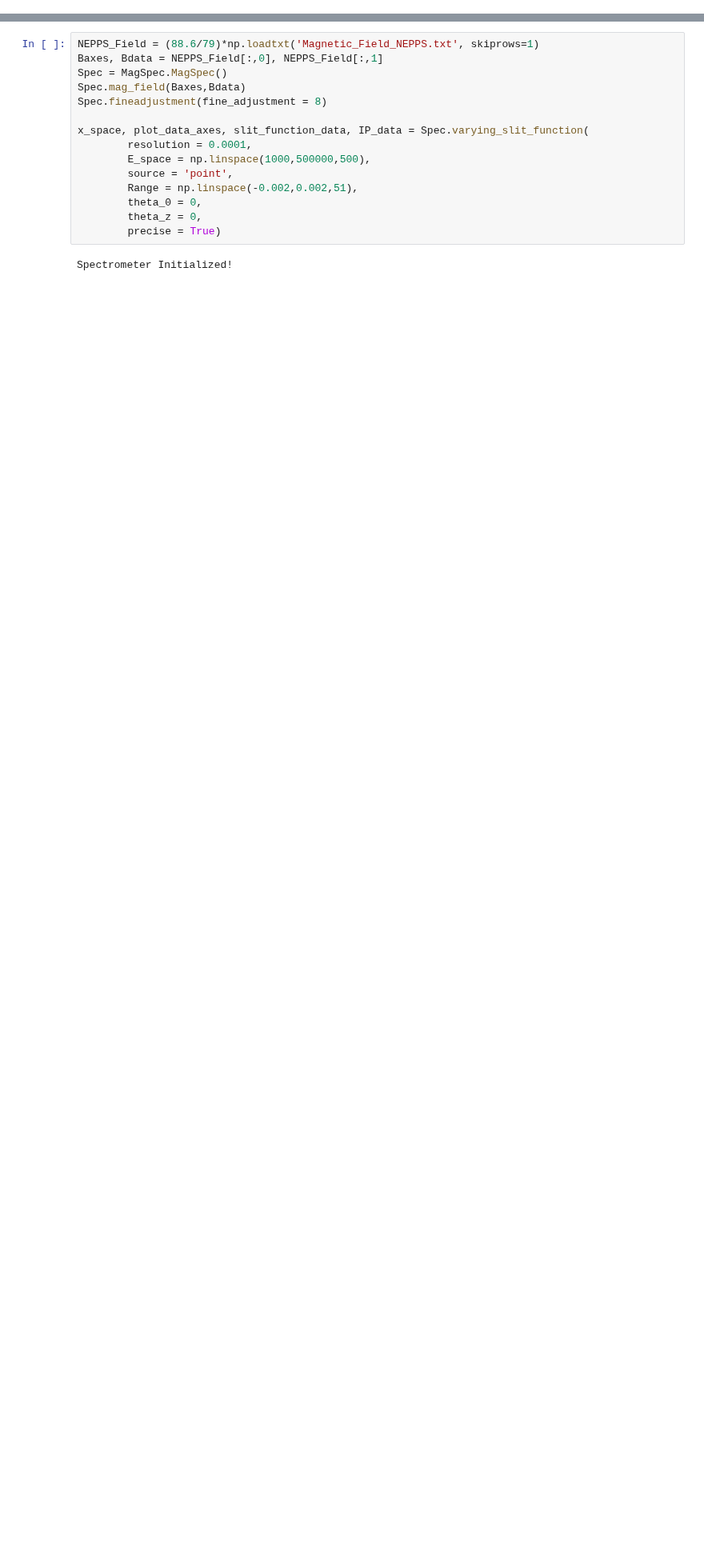
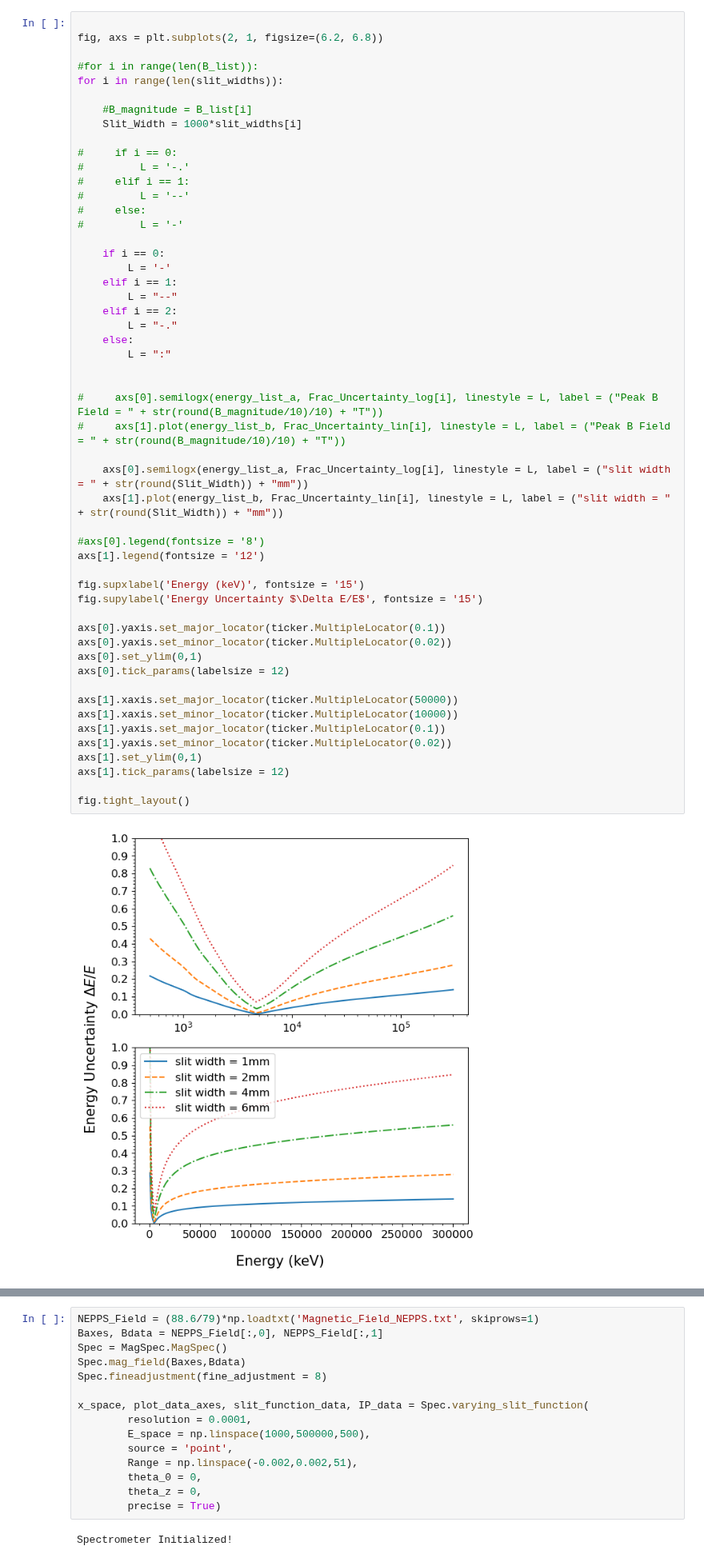
Before and after one commit to Schaeffer-Lab/Dec-2024-Shock-Data, a Jupyter notebook: Class_MagSpec.ipynb, the cells around one changed output, grey strips where cells are left out. Shown at 80% size. Saved outputs shown, nothing was run; the diff lists cells and outputs as text; blank space fills up the shorter version.

```diff
--- a/Class_MagSpec.ipynb
+++ b/Class_MagSpec.ipynb
@@ -1744,0 +2235,54 @@ plt.ylabel('particles per unit distance')
+# %%
+
+fig, axs = plt.subplots(2, 1, figsize=(6.2, 6.8))
+
+#for i in range(len(B_list)):
+for i in range(len(slit_widths)):
+
+    #B_magnitude = B_list[i]
+    Slit_Width = 1000*slit_widths[i]
+
+#     if i == 0:
+#         L = '-.'
+#     elif i == 1:
+#         L = '--'
+#     else:
+#         L = '-'
+
+    if i == 0:
+        L = '-'
+    elif i == 1:
+        L = "--"
+    elif i == 2:
+        L = "-."
+    else:
+        L = ":"
+
+
+#     axs[0].semilogx(energy_list_a, Frac_Uncertainty_log[i], linestyle = L, label = ("Peak B Field = " + str(round(B_magnitude/10)/10) + "T"))
+#     axs[1].plot(energy_list_b, Frac_Uncertainty_lin[i], linestyle = L, label = ("Peak B Field = " + str(round(B_magnitude/10)/10) + "T"))
+
+    axs[0].semilogx(energy_list_a, Frac_Uncertainty_log[i], linestyle = L, label = ("slit width = " + str(round(Slit_Width)) + "mm"))
+    axs[1].plot(energy_list_b, Frac_Uncertainty_lin[i], linestyle = L, label = ("slit width = " + str(round(Slit_Width)) + "mm"))
+
+#axs[0].legend(fontsize = '8')
+axs[1].legend(fontsize = '12')
+
+fig.supxlabel('Energy (keV)', fontsize = '15')
+fig.supylabel('Energy Uncertainty $\Delta E/E$', fontsize = '15')
+
+axs[0].yaxis.set_major_locator(ticker.MultipleLocator(0.1))
+axs[0].yaxis.set_minor_locator(ticker.MultipleLocator(0.02))
+axs[0].set_ylim(0,1)
+axs[0].tick_params(labelsize = 12)
+
+axs[1].xaxis.set_major_locator(ticker.MultipleLocator(50000))
+axs[1].xaxis.set_minor_locator(ticker.MultipleLocator(10000))
+axs[1].yaxis.set_major_locator(ticker.MultipleLocator(0.1))
+axs[1].yaxis.set_minor_locator(ticker.MultipleLocator(0.02))
+axs[1].set_ylim(0,1)
+axs[1].tick_params(labelsize = 12)
+
+fig.tight_layout()
+# %% [output]
+[figure, added]
```
Also changed, not shown: parts of 15 cells of this notebook, 2 other files.
